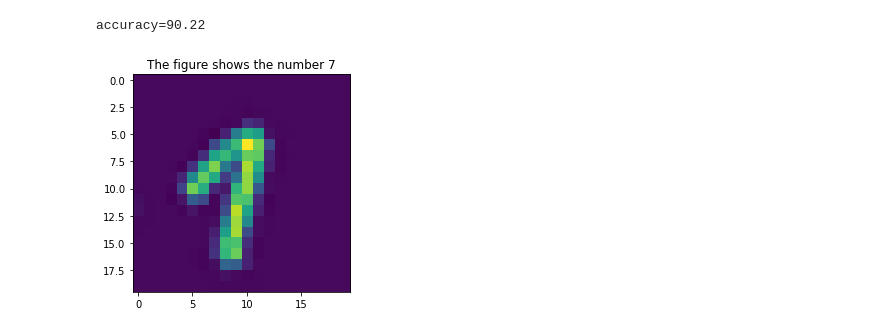
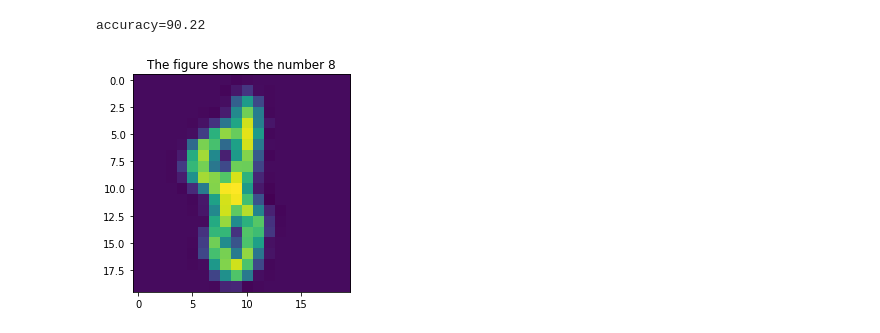
Before and after one commit to Nastasy822/SUSU, a Jupyter notebook: ML/logistic_regression/logistic_regression.ipynb, the cells around one changed output. Cells and saved outputs as stored; diff of their text form; code cells hidden in the pictures.

```diff
--- a/ML/logistic_regression/logistic_regression.ipynb
+++ b/ML/logistic_regression/logistic_regression.ipynb
@@ -415,12 +415,12 @@ accuracy=90.22
 # %%
 def test(image):
   gray=np.resize(image,(20,20))
   gray = imutils.rotate(gray, angle=240)[:,::-1]
   plt.imshow(gray)
   plt.title("The figure shows the number {}".format(predict.getPredict([image])[0]))
   plt.show()
 
 
-test(X_test[3501])
+test(X_test[4000])
 # %% [output]
-[figure, old version]
+[figure, new version]
```
